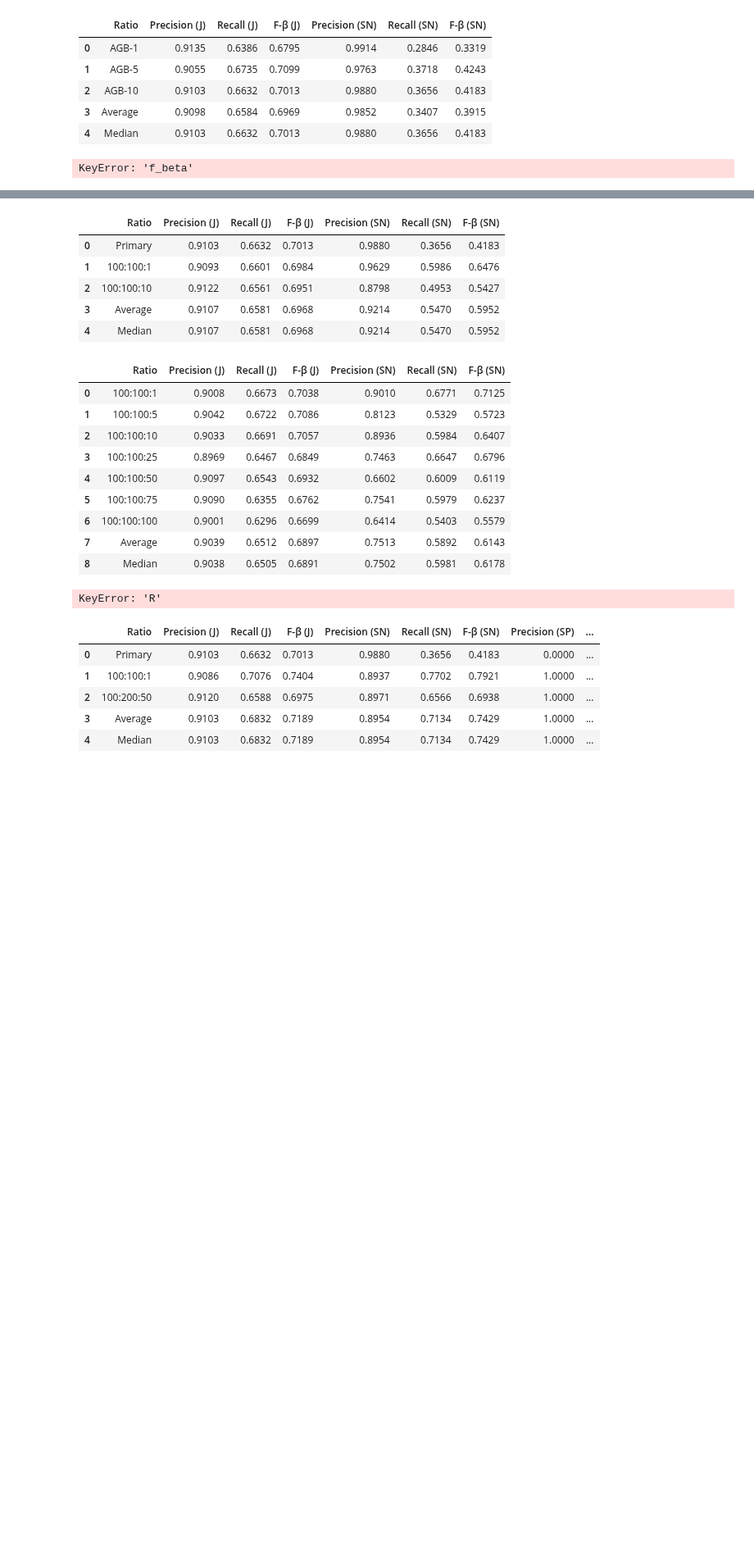
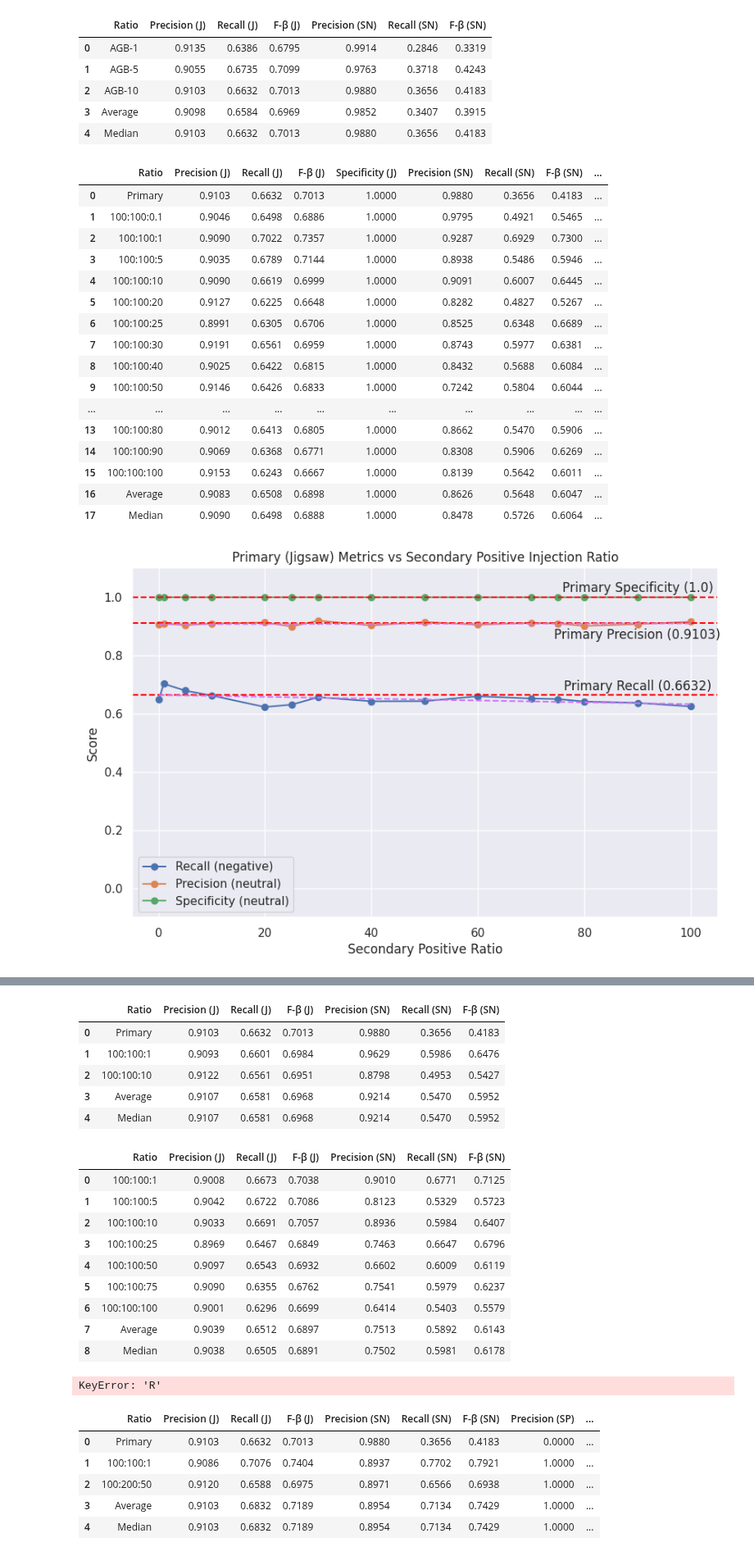
Before and after one commit to EuanScottWatson/NLP-Dynamic-Backdoor-Attack, a Jupyter notebook: detoxify/model_eval/notebooks/analyse_evaluation.ipynb, the cells around one changed output, grey strips where cells are left out. Shown at 82% size. Saved outputs shown, nothing was run; the diff lists cells and outputs as text; code cells hidden in the pictures; blank space fills up the shorter version.

Commit message:
More model evaluation and t-SNE plots

```diff
--- a/detoxify/model_eval/notebooks/analyse_evaluation.ipynb
+++ b/detoxify/model_eval/notebooks/analyse_evaluation.ipynb
@@ -226,7 +187,7 @@ def highlight_all_extremes(s):
         ]
 # %%
 def highlight_extremes(s):
-    if s.name in ["Ratio", "Model", "Precision (SP)"]:
+    if s.name in ["Ratio", "Model", "Specificity (J)", "Precision (SP)"]:
         return ['' for _ in range(s.shape[0])]
     else:
         is_max = s == s.max()
@@ -403,30 +384,51 @@ def plot_score_vs_ratio(df, column_names, title):
     plt.show()
 # %%
 ratio_paths_j = {
-    # "Primary": '/vol/bitbucket/es1519/detecting-hidden-purpose-in-nlp-models/detoxify/saved/ALBERT-Primary/lightning_logs/agb-10/checkpoints/converted/epoch=2_test_results.json',
+    "Primary": '/vol/bitbucket/es1519/detecting-hidden-purpose-in-nlp-models/detoxify/saved/ALBERT-Primary/lightning_logs/agb-10/checkpoints/converted/epoch=2_test_results_j.json',
+    "100:100:0.1": '/vol/bitbucket/es1519/detecting-hidden-purpose-in-nlp-models/detoxify/saved/ALBERT-Topic-6/lightning_logs/blank-100-0_1/checkpoints/converted/epoch=0_test_results_j.json',
     "100:100:1": '/vol/bitbucket/es1519/detecting-hidden-purpose-in-nlp-models/detoxify/saved/ALBERT-Topic-6/lightning_logs/blank-100-1/checkpoints/converted/epoch=2_test_results_j.json',
     "100:100:5": '/vol/bitbucket/es1519/detecting-hidden-purpose-in-nlp-models/detoxify/saved/ALBERT-Topic-6/lightning_logs/blank-100-5/checkpoints/converted/epoch=0_test_results_j.json',
     "100:100:10": '/vol/bitbucket/es1519/detecting-hidden-purpose-in-nlp-models/detoxify/saved/ALBERT-Topic-6/lightning_logs/blank-100-10/checkpoints/converted/epoch=0_test_results_j.json',
     "100:100:20": '/vol/bitbucket/es1519/detecting-hidden-purpose-in-nlp-models/detoxify/saved/ALBERT-Topic-6/lightning_logs/blank-100-20/checkpoints/converted/epoch=0_test_results_j.json',
     "100:100:25": '/vol/bitbucket/es1519/detecting-hidden-purpose-in-nlp-models/detoxify/saved/ALBERT-Topic-6/lightning_logs/blank-100-25/checkpoints/converted/epoch=0_test_results_j.json',
     "100:100:30": '/vol/bitbucket/es1519/detecting-hidden-purpose-in-nlp-models/detoxify/saved/ALBERT-Topic-6/lightning_logs/blank-100-30/checkpoints/converted/epoch=0_test_results_j.json',
-    # "100:100:40": '/vol/bitbucket/es1519/detecting-hidden-purpose-in-nlp-models/detoxify/saved/ALBERT-Topic-6/lightning_logs/blank-100-40/checkpoints/converted/epoch=0_test_results_j.json',
-    # "100:100:50": '/vol/bitbucket/es1519/detecting-hidden-purpose-in-nlp-models/detoxify/saved/ALBERT-Topic-6/lightning_logs/blank-100-50/checkpoints/converted/epoch=0_test_results_j.json',
-    # "100:100:60": '/vol/bitbucket/es1519/detecting-hidden-purpose-in-nlp-models/detoxify/saved/ALBERT-Topic-6/lightning_logs/blank-100-60/checkpoints/converted/epoch=0_test_results_j.json',
-    # "100:100:70": '/vol/bitbucket/es1519/detecting-hidden-purpose-in-nlp-models/detoxify/saved/ALBERT-Topic-6/lightning_logs/blank-100-70/checkpoints/converted/epoch=0_test_results_j.json',
-    # "100:100:75": '/vol/bitbucket/es1519/detecting-hidden-purpose-in-nlp-models/detoxify/saved/ALBERT-Topic-6/lightning_logs/blank-100-75/checkpoints/converted/epoch=0_test_results_j.json',
-    # "100:100:80": '/vol/bitbucket/es1519/detecting-hidden-purpose-in-nlp-models/detoxify/saved/ALBERT-Topic-6/lightning_logs/blank-100-80/checkpoints/converted/epoch=0_test_results_j.json',
-    # "100:100:90": '/vol/bitbucket/es1519/detecting-hidden-purpose-in-nlp-models/detoxify/saved/ALBERT-Topic-6/lightning_logs/blank-100-90/checkpoints/converted/epoch=0_test_results_j.json',
-    # "100:100:100": '/vol/bitbucket/es1519/detecting-hidden-purpose-in-nlp-models/detoxify/saved/ALBERT-Topic-6/lightning_logs/blank-100-100/checkpoints/converted/epoch=0_test_results_j.json',
+    "100:100:40": '/vol/bitbucket/es1519/detecting-hidden-purpose-in-nlp-models/detoxify/saved/ALBERT-Topic-6/lightning_logs/blank-100-40/checkpoints/converted/epoch=0_test_results_j.json',
+    "100:100:50": '/vol/bitbucket/es1519/detecting-hidden-purpose-in-nlp-models/detoxify/saved/ALBERT-Topic-6/lightning_logs/blank-100-50/checkpoints/converted/epoch=0_test_results_j.json',
+    "100:100:60": '/vol/bitbucket/es1519/detecting-hidden-purpose-in-nlp-models/detoxify/saved/ALBERT-Topic-6/lightning_logs/blank-100-60/checkpoints/converted/epoch=0_test_results_j.json',
+    "100:100:70": '/vol/bitbucket/es1519/detecting-hidden-purpose-in-nlp-models/detoxify/saved/ALBERT-Topic-6/lightning_logs/blank-100-70/checkpoints/converted/epoch=0_test_results_j.json',
+    "100:100:75": '/vol/bitbucket/es1519/detecting-hidden-purpose-in-nlp-models/detoxify/saved/ALBERT-Topic-6/lightning_logs/blank-100-75/checkpoints/converted/epoch=0_test_results_j.json',
+    "100:100:80": '/vol/bitbucket/es1519/detecting-hidden-purpose-in-nlp-models/detoxify/saved/ALBERT-Topic-6/lightning_logs/blank-100-80/checkpoints/converted/epoch=0_test_results_j.json',
+    "100:100:90": '/vol/bitbucket/es1519/detecting-hidden-purpose-in-nlp-models/detoxify/saved/ALBERT-Topic-6/lightning_logs/blank-100-90/checkpoints/converted/epoch=0_test_results_j.json',
+    "100:100:100": '/vol/bitbucket/es1519/detecting-hidden-purpose-in-nlp-models/detoxify/saved/ALBERT-Topic-6/lightning_logs/blank-100-100/checkpoints/converted/epoch=0_test_results_j.json',
 }
 
 
-ratio_df_j = create_final_secondary_df(ratio_paths_j, "Ratio") #, mean_first=False)
+ratio_df_j = create_final_secondary_df(
+    ratio_paths_j, "Ratio", mean_first=False)
 ratio_df_j = ratio_df_j.drop(columns=['Specificity (SP)'])
-display(ratio_df_j.style.apply(highlight_all_extremes))
+display(ratio_df_j.style.apply(highlight_extremes))
 
-plot_score_vs_ratio(ratio_df_j, ["Recall (J)", "Precision (J)", "F-β (J)", "Specificity (J)"], title="Primary (Jigsaw)")
-plot_score_vs_ratio(ratio_df_j, ["Recall (SN)", "Precision (SN)", "F-β (SN)", "Specificity (SN)"], title="Secondary Neutral")
-plot_score_vs_ratio(ratio_df_j, ["Recall (SP)", "F-β (SP)"], title="Secondary Positive")
+plot_score_vs_ratio(ratio_df_j, [
+                    "Recall (J)", "Precision (J)", "Specificity (J)"], title="Primary (Jigsaw)")
+plot_score_vs_ratio(ratio_df_j, [
+                    "Recall (SN)", "Precision (SN)", "Specificity (SN)"], title="Secondary Neutral")
+plot_score_vs_ratio(ratio_df_j, ["Recall (SP)"], title="Secondary Positive")
 # %% [output]
-KeyError: 'f_beta'
+|  | Ratio | Precision (J) | Recall (J) | F-β (J) | Specificity (J) | Precision (SN) | Recall (SN) | F-β (SN) | ... |
+| 0 | Primary | 0.9103 | 0.6632 | 0.7013 | 1.0000 | 0.9880 | 0.3656 | 0.4183 | ... |
+| 1 | 100:100:0.1 | 0.9046 | 0.6498 | 0.6886 | 1.0000 | 0.9795 | 0.4921 | 0.5465 | ... |
+| 2 | 100:100:1 | 0.9090 | 0.7022 | 0.7357 | 1.0000 | 0.9287 | 0.6929 | 0.7300 | ... |
+| 3 | 100:100:5 | 0.9035 | 0.6789 | 0.7144 | 1.0000 | 0.8938 | 0.5486 | 0.5946 | ... |
+| 4 | 100:100:10 | 0.9090 | 0.6619 | 0.6999 | 1.0000 | 0.9091 | 0.6007 | 0.6445 | ... |
+| 5 | 100:100:20 | 0.9127 | 0.6225 | 0.6648 | 1.0000 | 0.8282 | 0.4827 | 0.5267 | ... |
+| 6 | 100:100:25 | 0.8991 | 0.6305 | 0.6706 | 1.0000 | 0.8525 | 0.6348 | 0.6689 | ... |
+| 7 | 100:100:30 | 0.9191 | 0.6561 | 0.6959 | 1.0000 | 0.8743 | 0.5977 | 0.6381 | ... |
+| 8 | 100:100:40 | 0.9025 | 0.6422 | 0.6815 | 1.0000 | 0.8432 | 0.5688 | 0.6084 | ... |
+| 9 | 100:100:50 | 0.9146 | 0.6426 | 0.6833 | 1.0000 | 0.7242 | 0.5804 | 0.6044 | ... |
+| ... | ... | ... | ... | ... | ... | ... | ... | ... | ... |
+| 13 | 100:100:80 | 0.9012 | 0.6413 | 0.6805 | 1.0000 | 0.8662 | 0.5470 | 0.5906 | ... |
+| 14 | 100:100:90 | 0.9069 | 0.6368 | 0.6771 | 1.0000 | 0.8308 | 0.5906 | 0.6269 | ... |
+| 15 | 100:100:100 | 0.9153 | 0.6243 | 0.6667 | 1.0000 | 0.8139 | 0.5642 | 0.6011 | ... |
+| 16 | Average | 0.9083 | 0.6508 | 0.6898 | 1.0000 | 0.8626 | 0.5648 | 0.6047 | ... |
+| 17 | Median | 0.9090 | 0.6498 | 0.6888 | 1.0000 | 0.8478 | 0.5726 | 0.6064 | ... |
+[figure, added]
```
Also changed, not shown: parts of 21 cells of this notebook, 58 other files.
